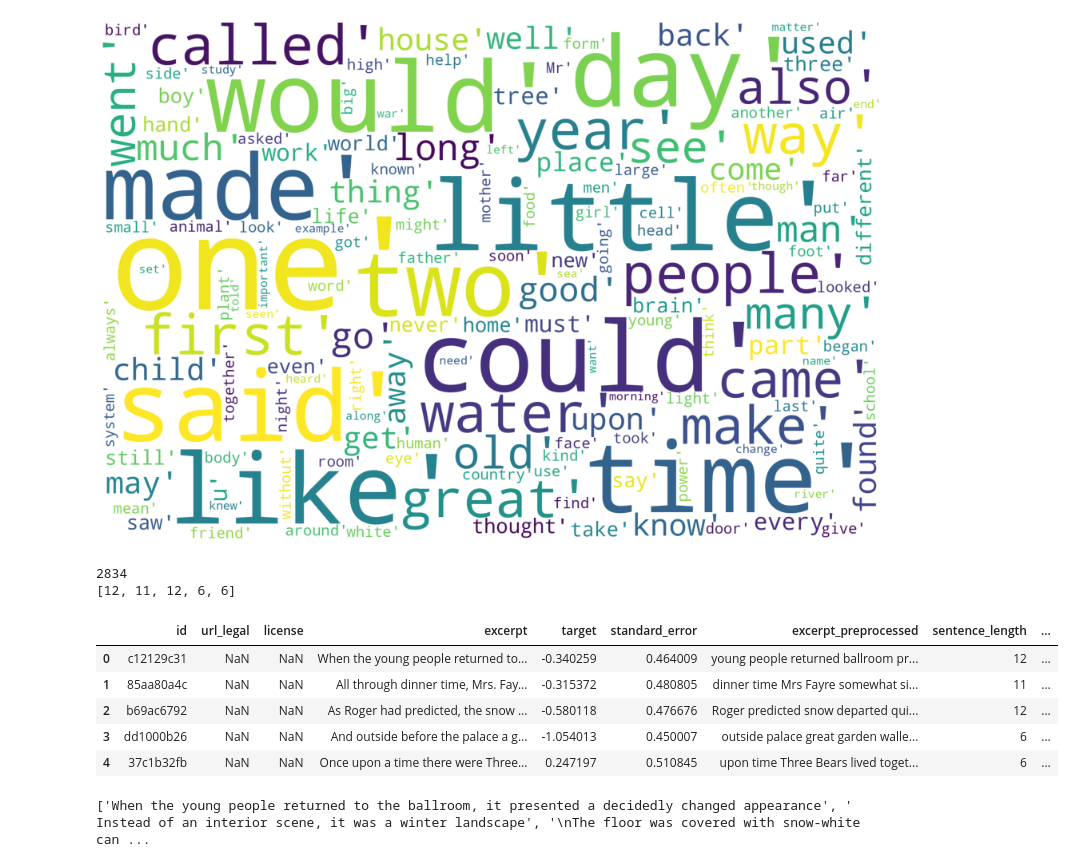
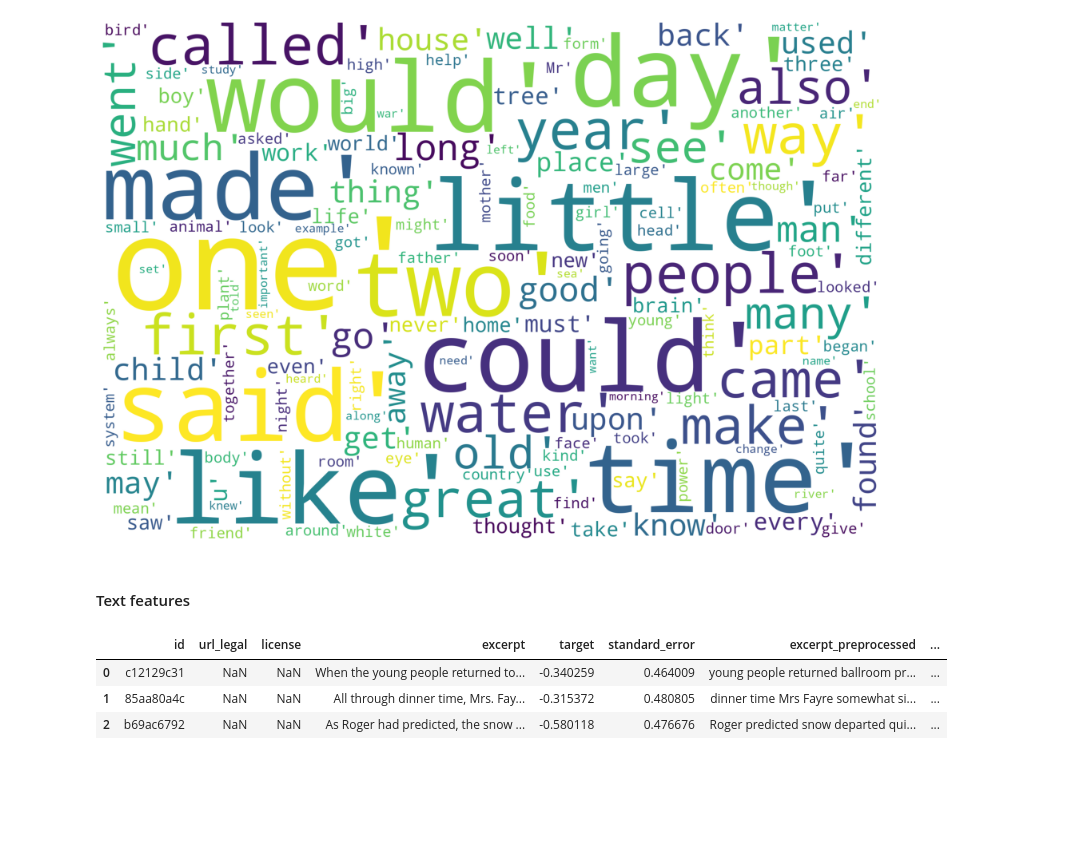
Before and after one commit to HeleneFabia/commonlit-readability, a Jupyter notebook: notebooks/eda.ipynb, the cells around one changed output. Cells and saved outputs as stored; diff of their text form; code cells hidden in the pictures; blank space fills up the shorter version.

```diff
--- a/notebooks/eda.ipynb
+++ b/notebooks/eda.ipynb
@@ -101,7 +96,7 @@ After preprocessing:
  dinner time Mrs Fayre somewhat silent eye resting Dolly wistful uncertain expression wanted give child pleasure craved hard work bring point overcoming objection last however meal nearly smiled littl ...
 # %%
 # preprocess dataset
-train_df["excerpt_preprocessed"] = train_df["excerpt"].apply(lambda row: preprocess_for_analysis(row)
+train_df["excerpt_preprocessed"] = train_df["excerpt"].apply(lambda row: preprocess_for_analysis(row))
 # %%
 train_df.head()
 # %% [output]
@@ -191,38 +180,44 @@ plt.tight_layout()
 plt.show()
 # %% [output]
 [figure]
-# %%
-# word length
-
-# sentence length
-# TODO: each text split into sentences has empyt string at the end --> filter out empty strings!
-sentences = train_df["excerpt"].apply(lambda row: row.split("."))
-sentences = list(filter(None, sentences))
-print(len(sentences))
-sentence_length = [len(sentence) for sentence in sentences]
-print(sentence_length[:5])
-#sentence_length_filtered = list(filter(None, sentence_length))
-train_df["sentence_length"] = sentence_length
-
-# text length
-#text_length = train_df["excerpt"].apply(lambda row: len(row.split(" ")))
-#train_df["text_length"] = text_length
-# %% [output]
-2834
-[12, 11, 12, 6, 6]
+# %% [markdown]
+#### Text features
+# %%
+for cols in [["excerpt", "avg_words_per_excerpt", "avg_chars_per_word"], ["excerpt_preprocessed", "avg_words_per_excerpt_preprocessed", "avg_chars_per_word_preprocessed"]]:
+    texts = train_df[cols[0]].apply(lambda row: row.split())
+    texts_filtered = [list(filter(None, text)) for text in texts]
+    text_length = [len(text) for text in texts_filtered]
+    train_df[cols[1]] = text_length
+
+    avg_characters_per_word = list()
+    for text in texts_filtered:
+        characters = 0
+        count = 0
+        for word in text:
+            characters += len(word)
+            count += 1
+        avg_characters_per_word.append(int(characters / count))
+    train_df[cols[2]] = avg_characters_per_word
+# %%
+for cols in [["excerpt", "sentences_per_excerpt", "avg_words_per_sentence"], ["excerpt_preprocessed", "sentences_per_excerpt_preprocessed", "avg_words_per_sentence_preprocessed"]]:
+    texts = train_df[cols[0]].apply(lambda row: row.split("."))
+    texts_filtered = [list(filter(None, text)) for text in texts]
+    text_length = [len(text) for text in texts_filtered]
+    train_df[cols[1]] = text_length
+
+    avg_words_per_sentence = list()
+    for text in texts_filtered:
+        words = 0
+        count = 0
+        for sentence in text:
+            words += len(sentence.split())
+            count += 1
+        avg_words_per_sentence.append(int(words / count))
+    train_df[cols[2]] = avg_words_per_sentence
 # %%
-train_df.head()
+train_df.head(3)
 # %% [output]
-|  | id | url_legal | license | excerpt | target | standard_error | excerpt_preprocessed | sentence_length | ... |
-| 0 | c12129c31 | NaN | NaN | When the young people returned to... | -0.340259 | 0.464009 | young people returned ballroom pr... | 12 | ... |
-| 1 | 85aa80a4c | NaN | NaN | All through dinner time, Mrs. Fay... | -0.315372 | 0.480805 | dinner time Mrs Fayre somewhat si... | 11 | ... |
-| 2 | b69ac6792 | NaN | NaN | As Roger had predicted, the snow ... | -0.580118 | 0.476676 | Roger predicted snow departed qui... | 12 | ... |
-| 3 | dd1000b26 | NaN | NaN | And outside before the palace a g... | -1.054013 | 0.450007 | outside palace great garden walle... | 6 | ... |
-| 4 | 37c1b32fb | NaN | NaN | Once upon a time there were Three... | 0.247197 | 0.510845 | upon time Three Bears lived toget... | 6 | ... |
+|  | id | url_legal | license | excerpt | target | standard_error | excerpt_preprocessed | ... |
+| 0 | c12129c31 | NaN | NaN | When the young people returned to... | -0.340259 | 0.464009 | young people returned ballroom pr... | ... |
+| 1 | 85aa80a4c | NaN | NaN | All through dinner time, Mrs. Fay... | -0.315372 | 0.480805 | dinner time Mrs Fayre somewhat si... | ... |
+| 2 | b69ac6792 | NaN | NaN | As Roger had predicted, the snow ... | -0.580118 | 0.476676 | Roger predicted snow departed qui... | ... |
-# %%
-e = train_df["excerpt"][0]
-e = [i for i in e.split(".")]
-e = list(filter(None, e))
-print(e, len(e))
-# %% [output]
-['When the young people returned to the ballroom, it presented a decidedly changed appearance', ' Instead of an interior scene, it was a winter landscape', '\nThe floor was covered with snow-white can ...
```
Also changed, not shown: parts of 11 cells of this notebook.
